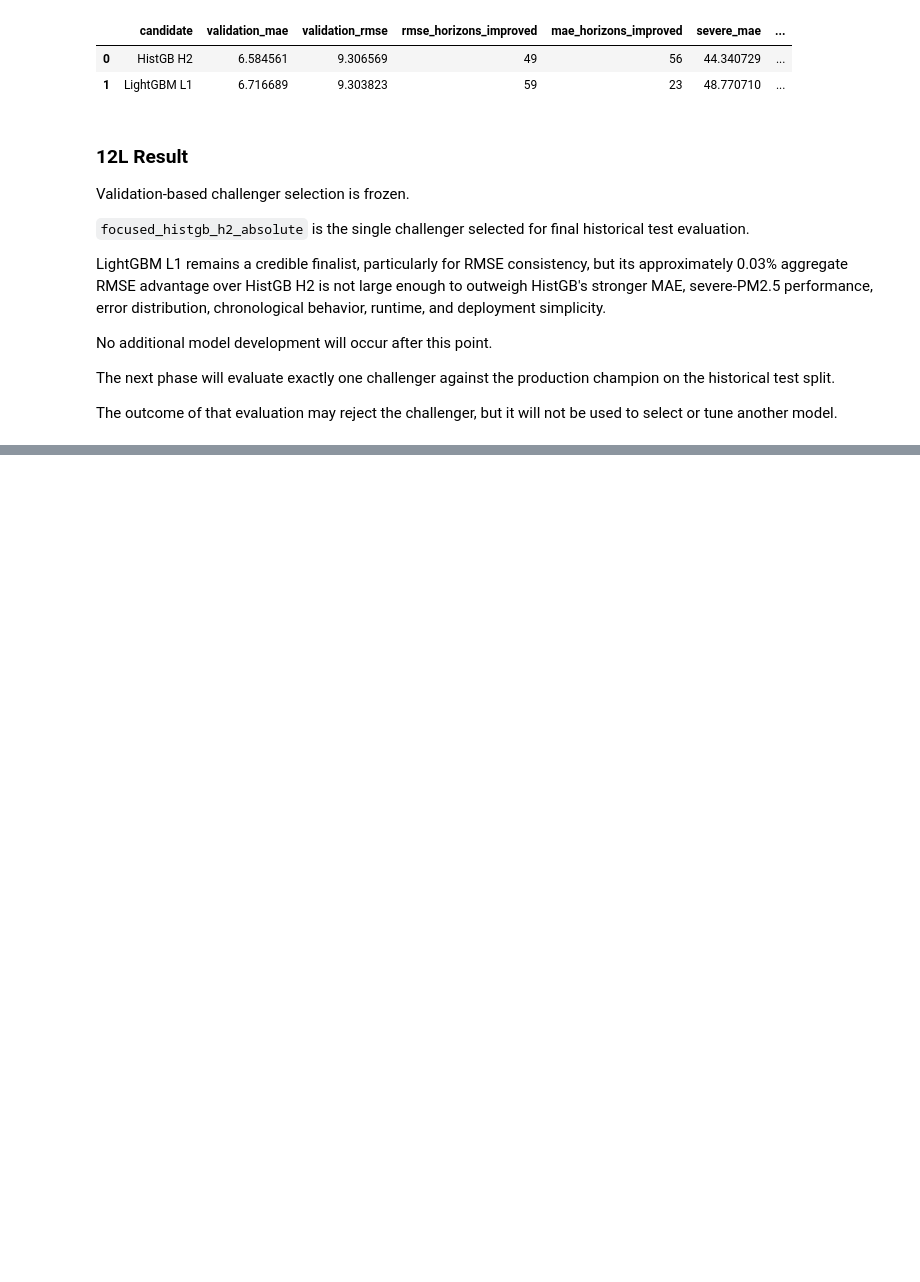
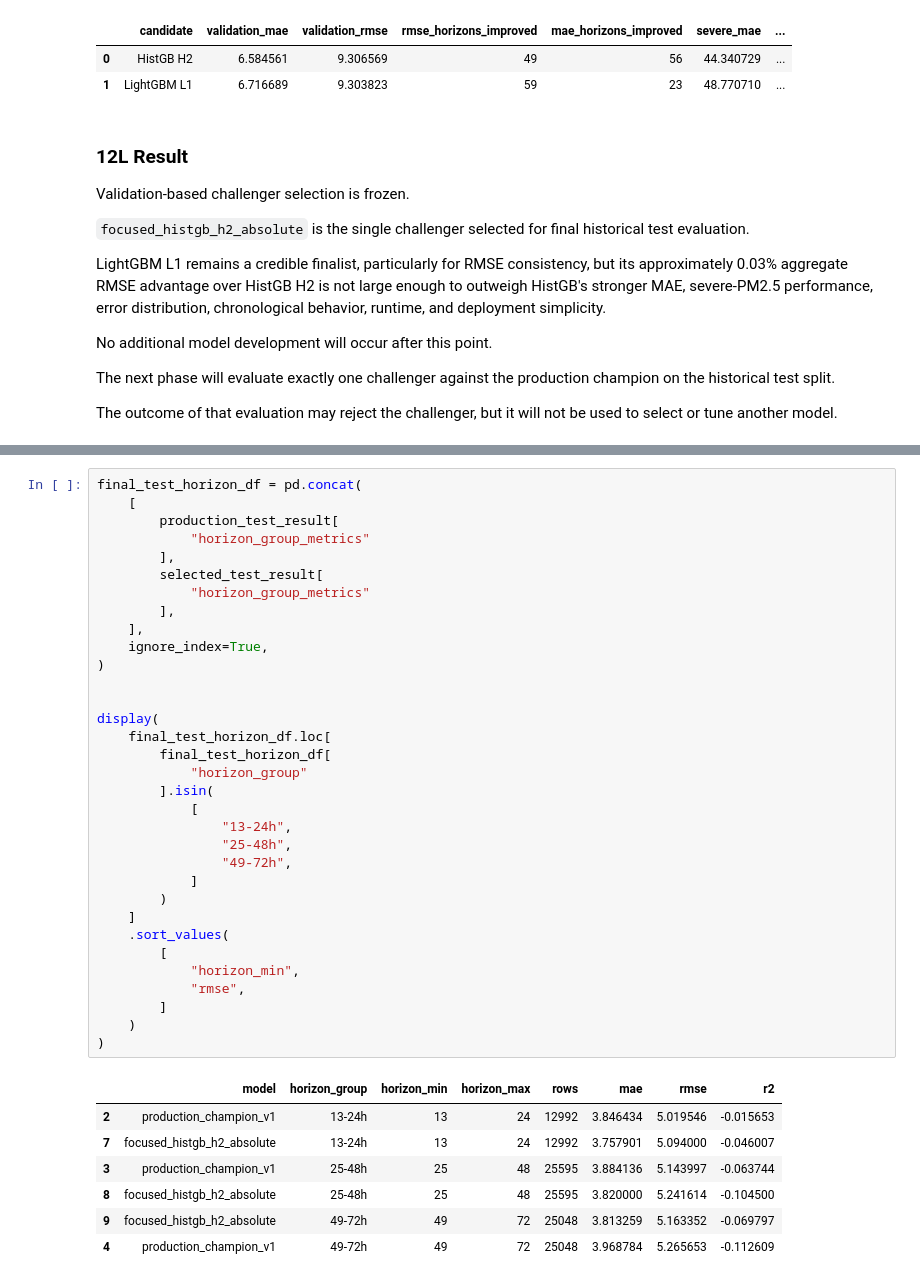
Before and after one commit to riyanj220/pearls-aqi-predictor, a Jupyter notebook: notebooks/12_model_challenger_benchmark.ipynb, the cells around one changed output, grey strips where cells are left out. Saved outputs shown, nothing was run; the diff lists cells and outputs as text; blank space fills up the shorter version.

Commit message:
test(notebooks): evaluate selected challenger on historical test

```diff
--- a/notebooks/12_model_challenger_benchmark.ipynb
+++ b/notebooks/12_model_challenger_benchmark.ipynb
@@ -10298,0 +10619,41 @@ used to select or tune another model.
+# %%
+final_test_horizon_df = pd.concat(
+    [
+        production_test_result[
+            "horizon_group_metrics"
+        ],
+        selected_test_result[
+            "horizon_group_metrics"
+        ],
+    ],
+    ignore_index=True,
+)
+
+
+display(
+    final_test_horizon_df.loc[
+        final_test_horizon_df[
+            "horizon_group"
+        ].isin(
+            [
+                "13-24h",
+                "25-48h",
+                "49-72h",
+            ]
+        )
+    ]
+    .sort_values(
+        [
+            "horizon_min",
+            "rmse",
+        ]
+    )
+)
+# %% [output]
+|  | model | horizon_group | horizon_min | horizon_max | rows | mae | rmse | r2 |
+| 2 | production_champion_v1 | 13-24h | 13 | 24 | 12992 | 3.846434 | 5.019546 | -0.015653 |
+| 7 | focused_histgb_h2_absolute | 13-24h | 13 | 24 | 12992 | 3.757901 | 5.094000 | -0.046007 |
+| 3 | production_champion_v1 | 25-48h | 25 | 48 | 25595 | 3.884136 | 5.143997 | -0.063744 |
+| 8 | focused_histgb_h2_absolute | 25-48h | 25 | 48 | 25595 | 3.820000 | 5.241614 | -0.104500 |
+| 9 | focused_histgb_h2_absolute | 49-72h | 49 | 72 | 25048 | 3.813259 | 5.163352 | -0.069797 |
+| 4 | production_champion_v1 | 49-72h | 49 | 72 | 25048 | 3.968784 | 5.265653 | -0.112609 |
```
Also changed, not shown: parts of 19 cells of this notebook.
